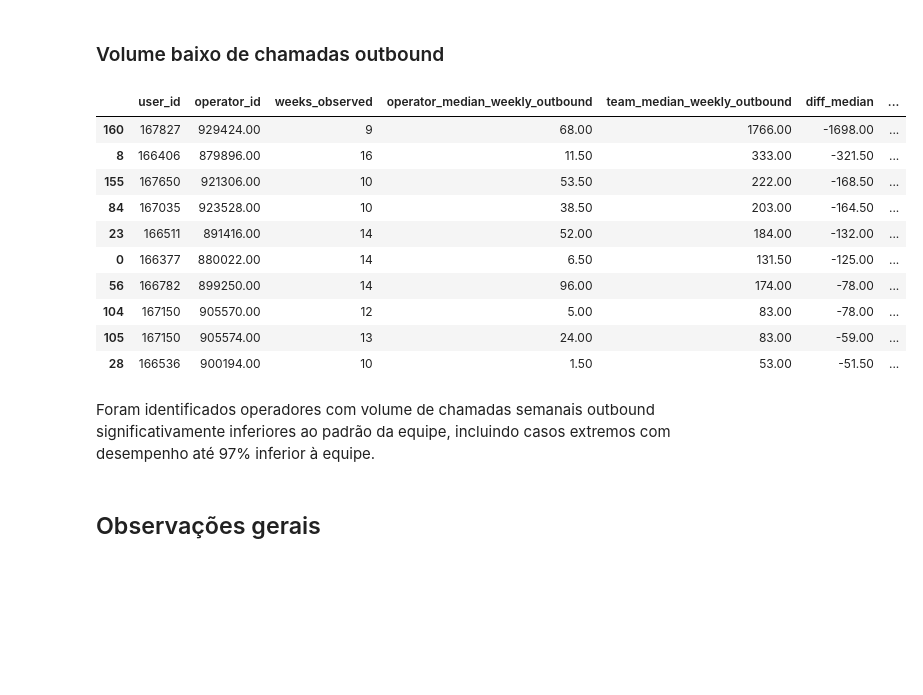
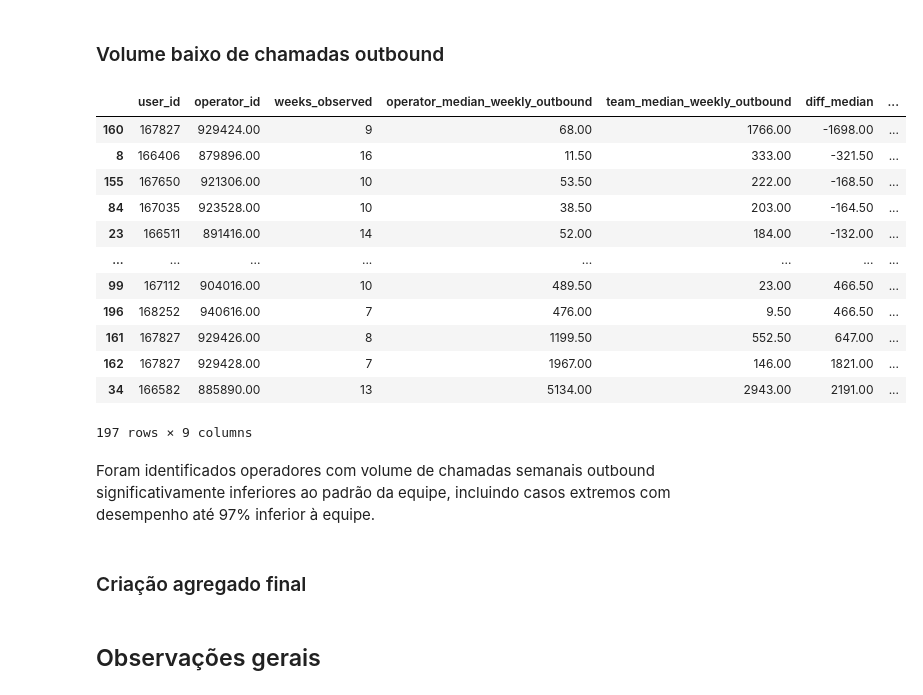
Before and after one commit to rodriguesbrian/tt14_call_center_project, a Jupyter notebook: notebooks/call_center_efficiency.ipynb, the cells around one changed output. Drawn from its saved outputs; the diff is of its cells as text; code cells hidden in the pictures; blank space fills up the shorter version.

```diff
--- a/notebooks/call_center_efficiency.ipynb
+++ b/notebooks/call_center_efficiency.ipynb
@@ -831,19 +825,22 @@ results_outbound_calls['classification'] = results_outbound_calls.apply(classify
-# %%
-# filtro para operadores que falharam no teste estatístico
-results_outbound_calls = results_outbound_calls[results_outbound_calls['fail']== True]
 # %%
+# coluna fail renomeada
+results_outbound_calls = results_outbound_calls.rename(columns={'fail': 'fail_outbound'})
 results_outbound_calls
 # %% [output]
 |  | user_id | operator_id | weeks_observed | operator_median_weekly_outbound | team_median_weekly_outbound | diff_median | ... |
 | 160 | 167827 | 929424.00 | 9 | 68.00 | 1766.00 | -1698.00 | ... |
 | 8 | 166406 | 879896.00 | 16 | 11.50 | 333.00 | -321.50 | ... |
 | 155 | 167650 | 921306.00 | 10 | 53.50 | 222.00 | -168.50 | ... |
 | 84 | 167035 | 923528.00 | 10 | 38.50 | 203.00 | -164.50 | ... |
 | 23 | 166511 | 891416.00 | 14 | 52.00 | 184.00 | -132.00 | ... |
-| 0 | 166377 | 880022.00 | 14 | 6.50 | 131.50 | -125.00 | ... |
-| 56 | 166782 | 899250.00 | 14 | 96.00 | 174.00 | -78.00 | ... |
-| 104 | 167150 | 905570.00 | 12 | 5.00 | 83.00 | -78.00 | ... |
-| 105 | 167150 | 905574.00 | 13 | 24.00 | 83.00 | -59.00 | ... |
-| 28 | 166536 | 900194.00 | 10 | 1.50 | 53.00 | -51.50 | ... |
+| ... | ... | ... | ... | ... | ... | ... | ... |
+| 99 | 167112 | 904016.00 | 10 | 489.50 | 23.00 | 466.50 | ... |
+| 196 | 168252 | 940616.00 | 7 | 476.00 | 9.50 | 466.50 | ... |
+| 161 | 167827 | 929426.00 | 8 | 1199.50 | 552.50 | 647.00 | ... |
+| 162 | 167827 | 929428.00 | 7 | 1967.00 | 146.00 | 1821.00 | ... |
+| 34 | 166582 | 885890.00 | 13 | 5134.00 | 2943.00 | 2191.00 | ... |
+197 rows × 9 columns
 # %% [markdown]
 Foram identificados operadores com volume de chamadas semanais outbound significativamente inferiores ao padrão da equipe, incluindo casos extremos com desempenho até 97% inferior à equipe.
+# %% [markdown]
+### Criação agregado final
```
Also changed, not shown: parts of 27 cells of this notebook.
